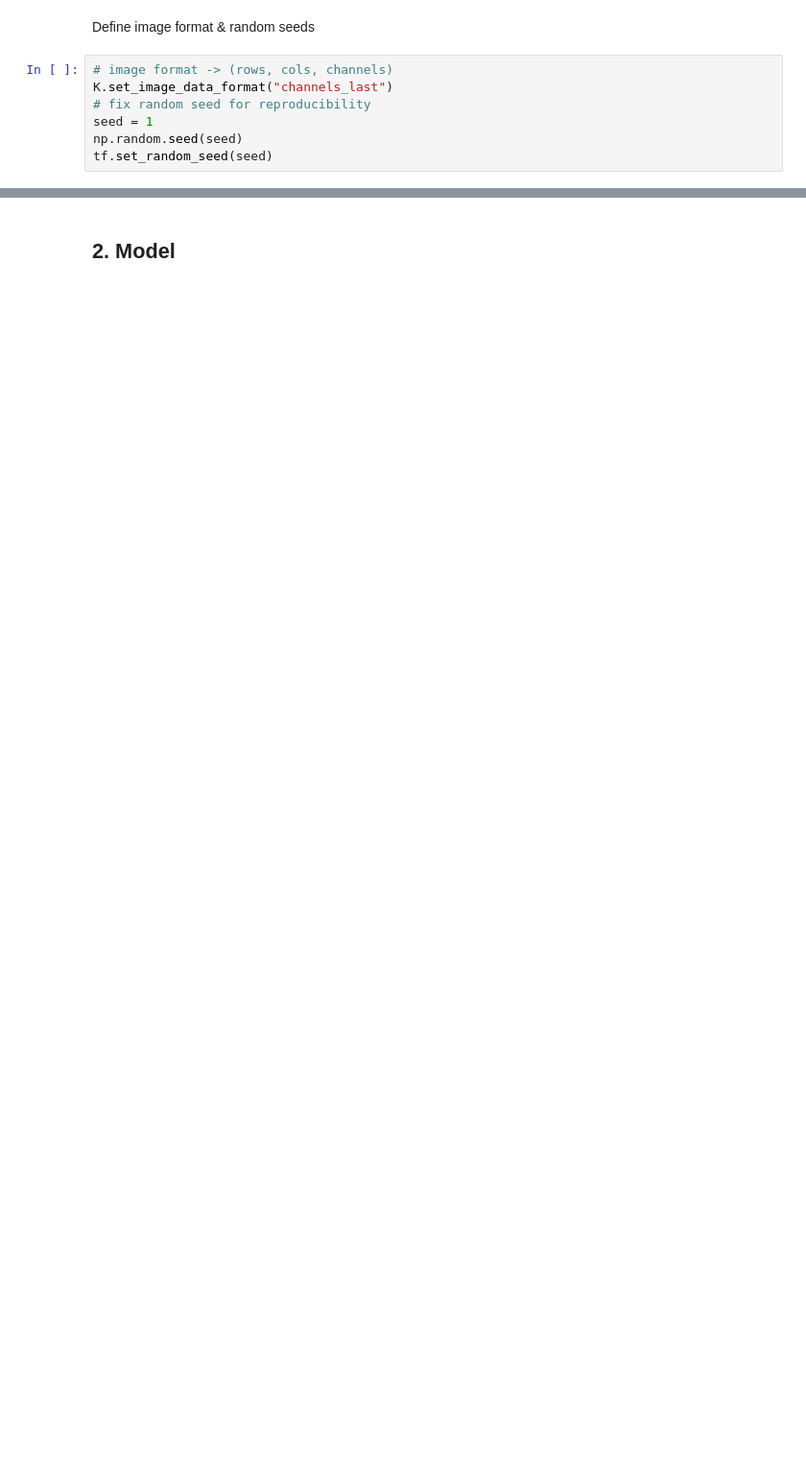
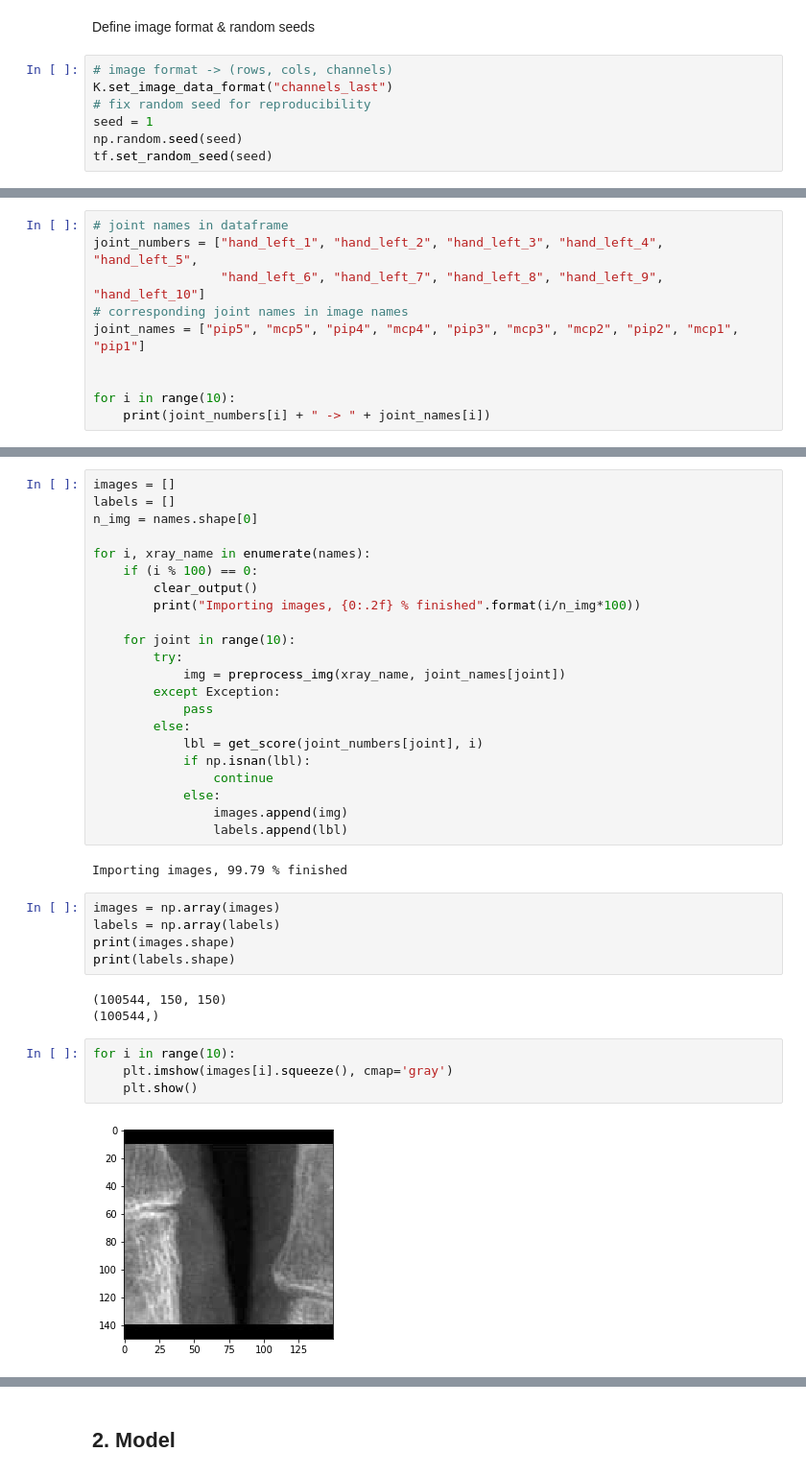
Before and after one commit to janickrohrbach/arthritis-net, a Jupyter notebook: deepxray.ipynb, the cells around one changed output, grey strips where cells are left out. Shown at 96% size. Cells and saved outputs as stored; diff of their text form; blank space fills up the shorter version.

```diff
--- a/deepxray.ipynb
+++ b/deepxray.ipynb
@@ -84,0 +106,10 @@ num_classes = 6
+# %%
+# joint names in dataframe
+joint_numbers = ["hand_left_1", "hand_left_2", "hand_left_3", "hand_left_4", "hand_left_5",
+                 "hand_left_6", "hand_left_7", "hand_left_8", "hand_left_9", "hand_left_10"]
+# corresponding joint names in image names
+joint_names = ["pip5", "mcp5", "pip4", "mcp4", "pip3", "mcp3", "mcp2", "pip2", "mcp1", "pip1"]
+
+
+for i in range(10):
+    print(joint_numbers[i] + " -> " + joint_names[i])
@@ -84,0 +127,38 @@ num_classes = 6
+# %%
+images = []
+labels = []
+n_img = names.shape[0]
+
+for i, xray_name in enumerate(names):
+    if (i % 100) == 0:
+        clear_output()
+        print("Importing images, {0:.2f} % finished".format(i/n_img*100))
+
+    for joint in range(10):
+        try:
+            img = preprocess_img(xray_name, joint_names[joint])
+        except Exception:
+            pass
+        else:
+            lbl = get_score(joint_numbers[joint], i)
+            if np.isnan(lbl):
+                continue
+            else:
+                images.append(img)
+                labels.append(lbl)
+# %% [output]
+Importing images, 99.79 % finished
+# %%
+images = np.array(images)
+labels = np.array(labels)
+print(images.shape)
+print(labels.shape)
+# %% [output]
+(100544, 150, 150)
+(100544,)
+# %%
+for i in range(10):
+    plt.imshow(images[i].squeeze(), cmap='gray')
+    plt.show()
+# %% [output]
+[figure, added]
```
Also changed, not shown: parts of 35 cells of this notebook.
